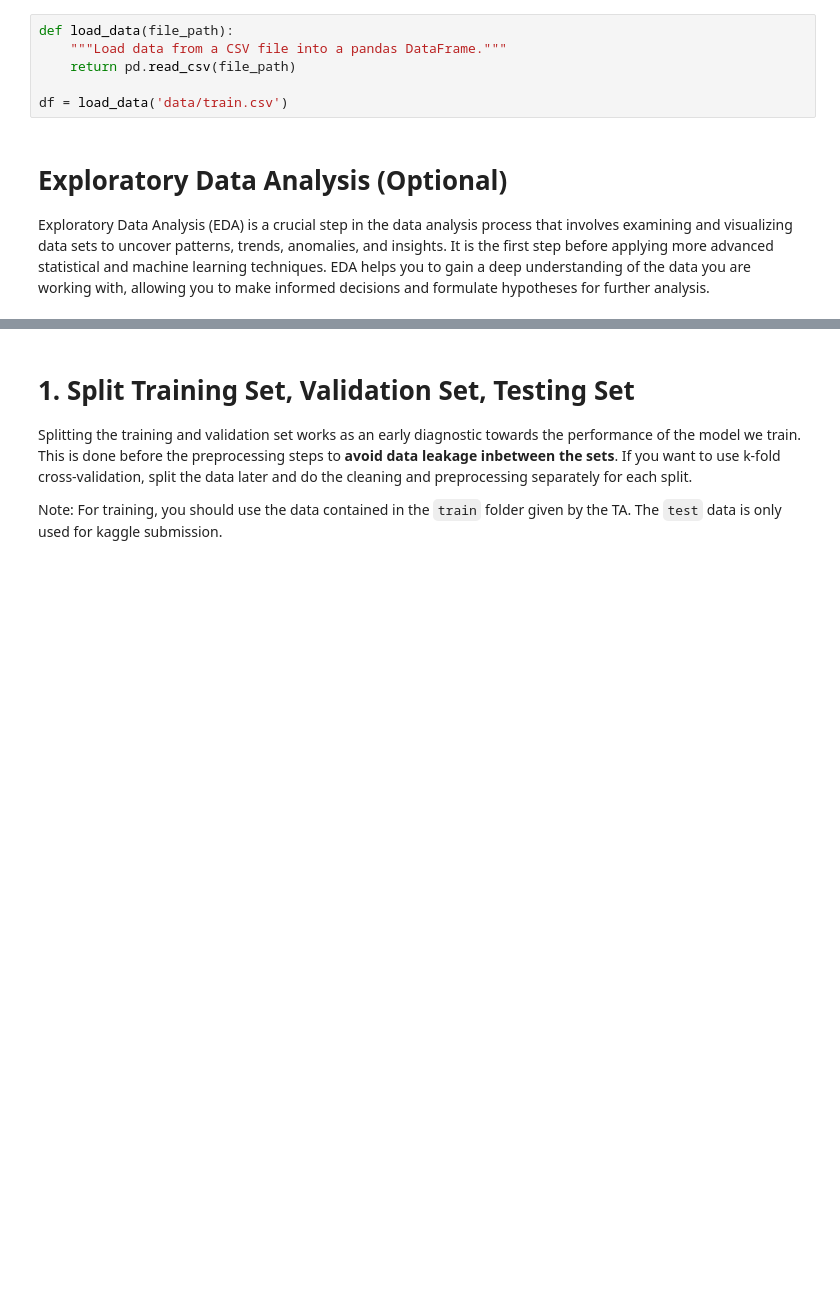
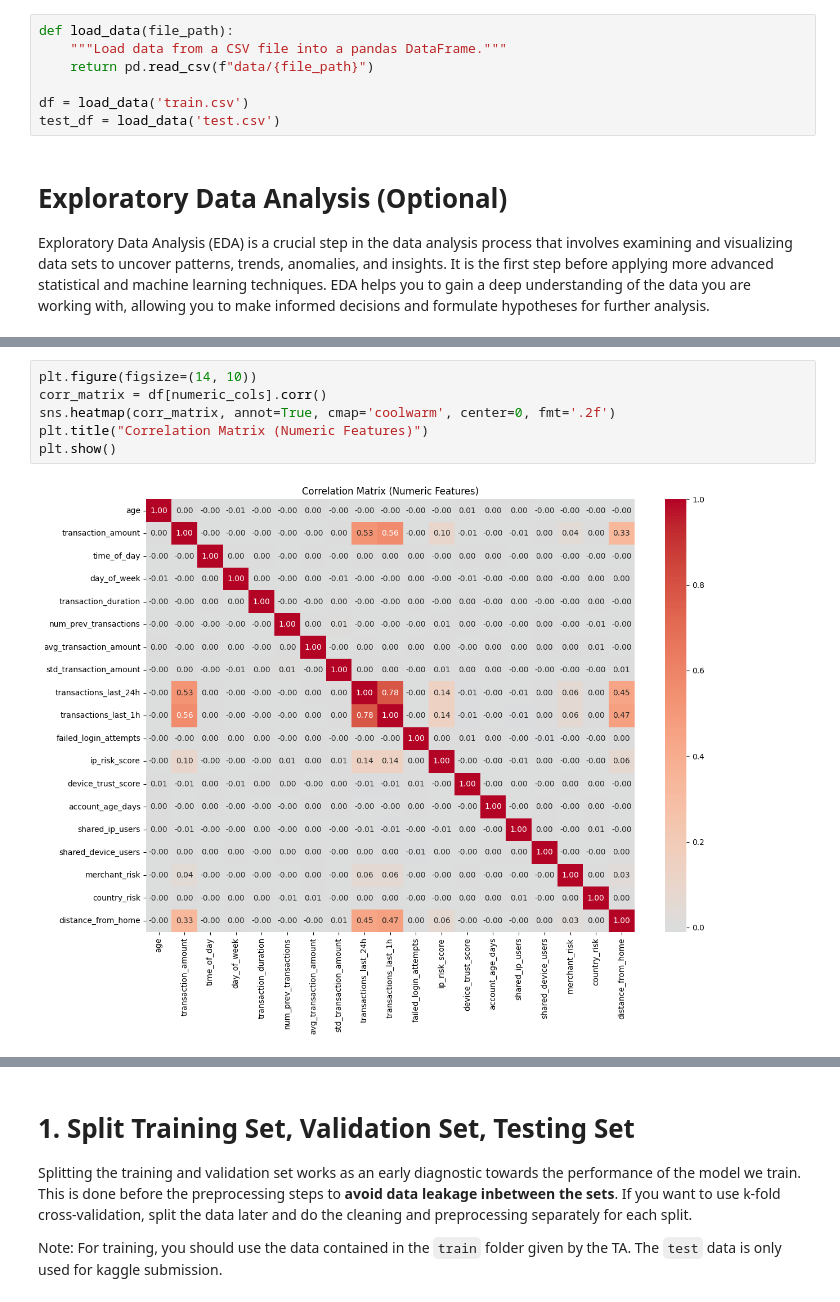
Before and after one commit to StefanyJosefina/IF3070-Tubes2-DIAatauAku, a Jupyter notebook: src/IF3070_Dasar_Artificial_Intelligence___Tugas_Besar_2_Notebook_Template.ipynb, the cells around one changed output, grey strips where cells are left out. Saved outputs shown, nothing was run; the diff lists cells and outputs as text; blank space fills up the shorter version.

Commit message:
data preprocessing and cleaning; split trainin, validation, testing set; exploratory

```diff
--- a/src/IF3070_Dasar_Artificial_Intelligence___Tugas_Besar_2_Notebook_Template.ipynb
+++ b/src/IF3070_Dasar_Artificial_Intelligence___Tugas_Besar_2_Notebook_Template.ipynb
@@ -21,9 +37,10 @@ import numpy as np
 # %%
 def load_data(file_path):
     """Load data from a CSV file into a pandas DataFrame."""
-    return pd.read_csv(file_path)
+    return pd.read_csv(f"data/{file_path}")
 
-df = load_data('data/train.csv')
+df = load_data('train.csv')
+test_df = load_data('test.csv')
 # %% [markdown]
 # Exploratory Data Analysis (Optional)
 
@@ -51,0 +224,8 @@ memory usage: 23.7+ MB
+# %%
+plt.figure(figsize=(14, 10))
+corr_matrix = df[numeric_cols].corr()
+sns.heatmap(corr_matrix, annot=True, cmap='coolwarm', center=0, fmt='.2f')
+plt.title("Correlation Matrix (Numeric Features)")
+plt.show()
+# %% [output]
+[figure, added]
```
Also changed, not shown: parts of 30 cells of this notebook, 2 other files.
